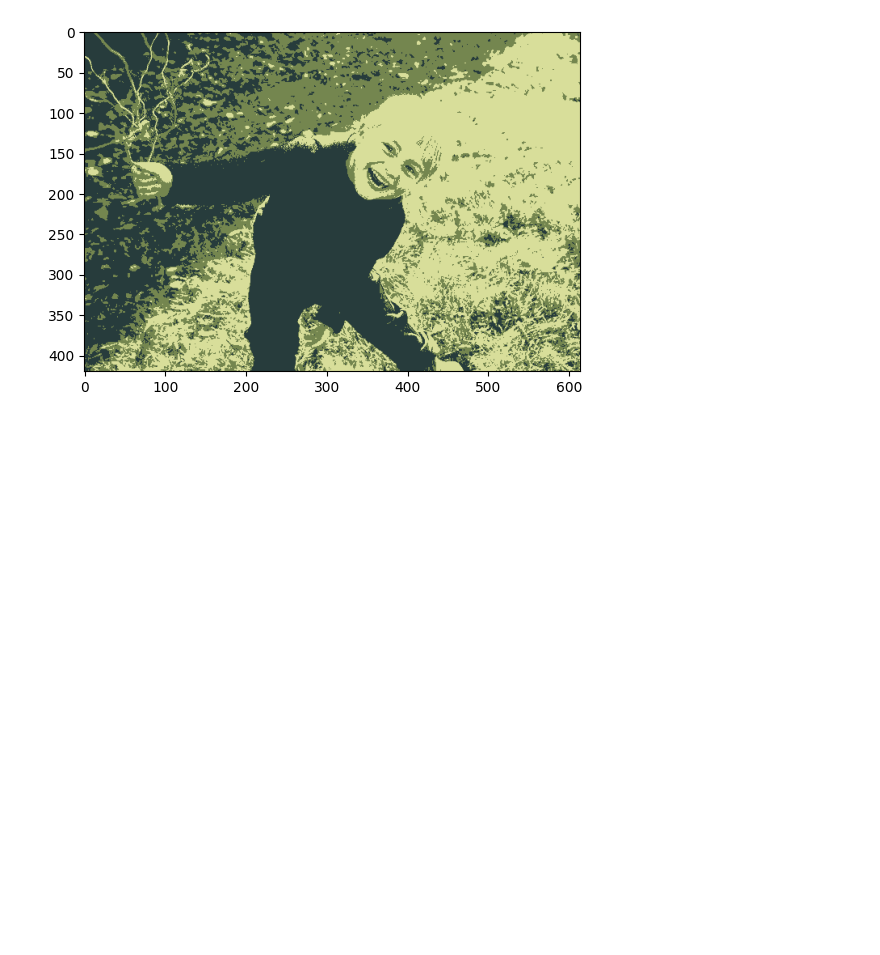
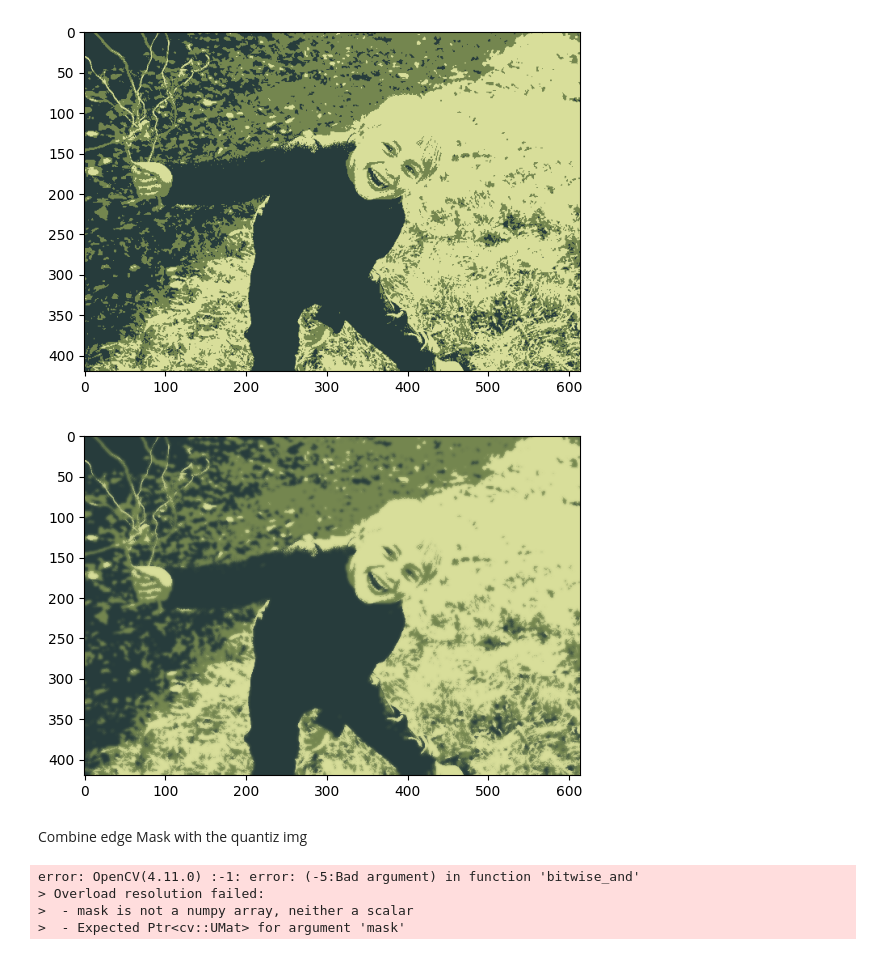
Before and after one commit to ShrijaVarma/cartoon-effect-on-images, a Jupyter notebook: cartoon_effect_on_images.ipynb, the cells around one changed output. Drawn from its saved outputs; the diff is of its cells as text; code cells hidden in the pictures; blank space fills up the shorter version.

```diff
--- a/cartoon_effect_on_images.ipynb
+++ b/cartoon_effect_on_images.ipynb
@@ -72,3 +76,11 @@ plt.imshow(img)
 plt.show()
 # %% [output]
 [figure]
+# %%
+blurred = cv2.bilateralFilter(img, d=7, sigmaColor= 200, sigmaSpace = 200)
+plt.imshow(blurred)
+plt.show()
+# %% [output]
+[figure, added]
+# %% [markdown]
+Combine edge Mask with the quantiz img
@@ -74,0 +93,8 @@ plt.show()
+# %%
+
+cartoon()
+# %% [output]
+error: OpenCV(4.11.0) :-1: error: (-5:Bad argument) in function 'bitwise_and'
+> Overload resolution failed:
+>  - mask is not a numpy array, neither a scalar
+>  - Expected Ptr<cv::UMat> for argument 'mask'
```
Also changed, not shown: parts of 3 cells of this notebook.
